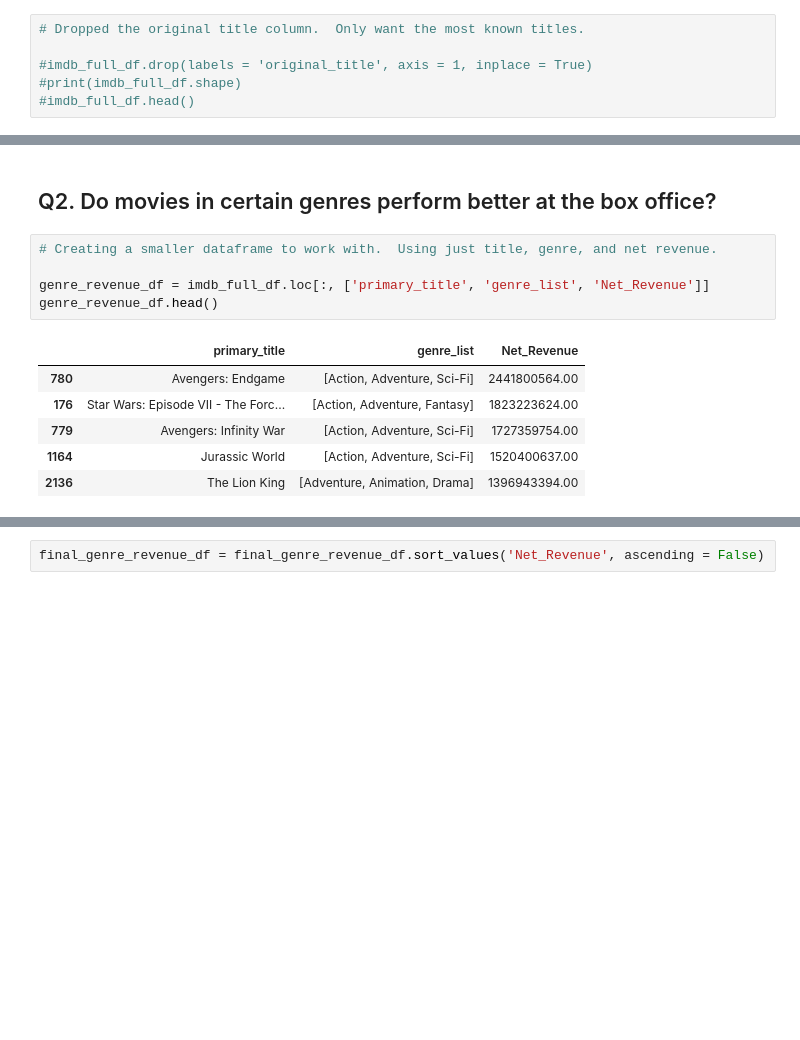
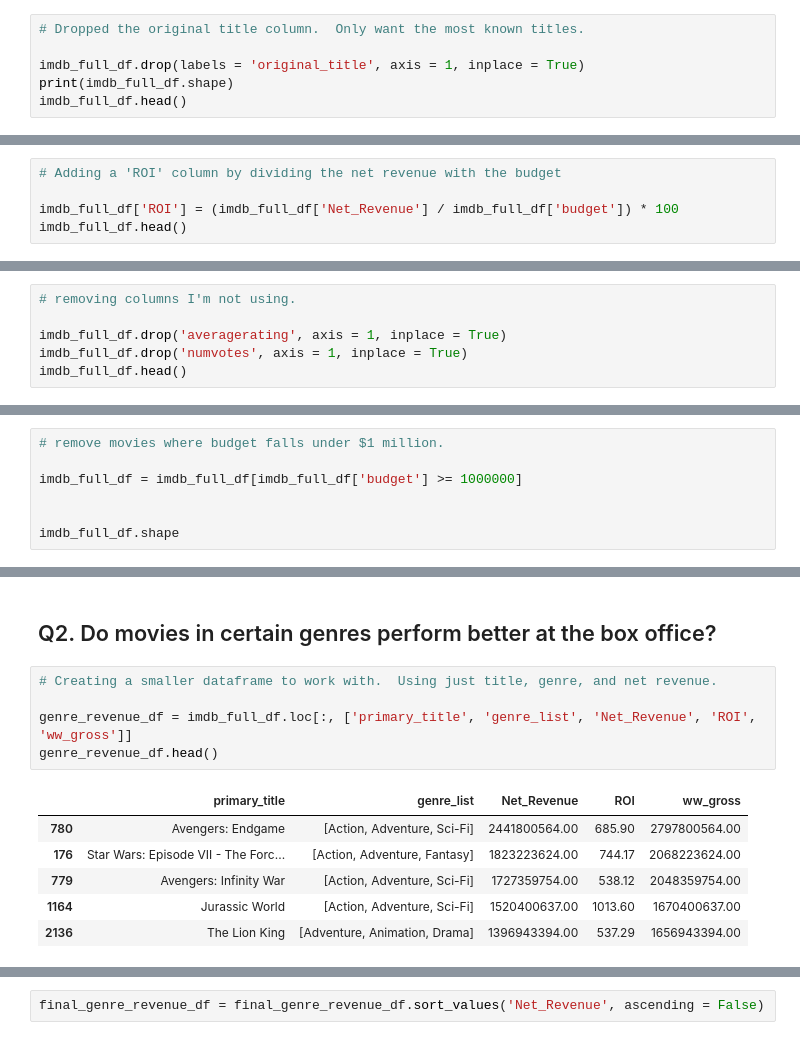
Before and after one commit to spags093/dsc-mod-1-project-v2-1-onl01-dtsc-ft-070620, a Jupyter notebook: student.ipynb, the cells around one changed output, grey strips where cells are left out. Saved outputs shown, nothing was run; the diff lists cells and outputs as text; blank space fills up the shorter version.

```diff
--- a/student.ipynb
+++ b/student.ipynb
@@ -516,6 +485,6 @@ imdb_full_df.sort_values('ww_gross', ascending = False, inplace = True)
 # %%
 # Dropped the original title column.  Only want the most known titles.
 
-#imdb_full_df.drop(labels = 'original_title', axis = 1, inplace = True)
-#print(imdb_full_df.shape)
-#imdb_full_df.head()
+imdb_full_df.drop(labels = 'original_title', axis = 1, inplace = True)
+print(imdb_full_df.shape)
+imdb_full_df.head()
@@ -535,0 +513,5 @@ imdb_full_df.head()
+# %%
+# Adding a 'ROI' column by dividing the net revenue with the budget
+
+imdb_full_df['ROI'] = (imdb_full_df['Net_Revenue'] / imdb_full_df['budget']) * 100
+imdb_full_df.head()
@@ -578,0 +566,6 @@ imdb_full_df.head()
+# %%
+# removing columns I'm not using.
+
+imdb_full_df.drop('averagerating', axis = 1, inplace = True)
+imdb_full_df.drop('numvotes', axis = 1, inplace = True)
+imdb_full_df.head()
@@ -578,0 +582,7 @@ imdb_full_df.head()
+# %%
+# remove movies where budget falls under $1 million.
+
+imdb_full_df = imdb_full_df[imdb_full_df['budget'] >= 1000000]
+
+
+imdb_full_df.shape
@@ -680,15 +846,15 @@ px.histogram(data_frame = budget_roi_df.head(250), x ='budget', y = 'Net_Revenue
 # %%
 # Creating a smaller dataframe to work with.  Using just title, genre, and net revenue.
 
-genre_revenue_df = imdb_full_df.loc[:, ['primary_title', 'genre_list', 'Net_Revenue']]
+genre_revenue_df = imdb_full_df.loc[:, ['primary_title', 'genre_list', 'Net_Revenue', 'ROI', 'ww_gross']]
 genre_revenue_df.head()
 # %% [output]
-|  | primary_title | genre_list | Net_Revenue |
-| 780 | Avengers: Endgame | [Action, Adventure, Sci-Fi] | 2441800564.00 |
-| 176 | Star Wars: Episode VII - The Forc... | [Action, Adventure, Fantasy] | 1823223624.00 |
-| 779 | Avengers: Infinity War | [Action, Adventure, Sci-Fi] | 1727359754.00 |
-| 1164 | Jurassic World | [Action, Adventure, Sci-Fi] | 1520400637.00 |
-| 2136 | The Lion King | [Adventure, Animation, Drama] | 1396943394.00 |
+|  | primary_title | genre_list | Net_Revenue | ROI | ww_gross |
+| 780 | Avengers: Endgame | [Action, Adventure, Sci-Fi] | 2441800564.00 | 685.90 | 2797800564.00 |
+| 176 | Star Wars: Episode VII - The Forc... | [Action, Adventure, Fantasy] | 1823223624.00 | 744.17 | 2068223624.00 |
+| 779 | Avengers: Infinity War | [Action, Adventure, Sci-Fi] | 1727359754.00 | 538.12 | 2048359754.00 |
+| 1164 | Jurassic World | [Action, Adventure, Sci-Fi] | 1520400637.00 | 1013.60 | 1670400637.00 |
+| 2136 | The Lion King | [Adventure, Animation, Drama] | 1396943394.00 | 537.29 | 1656943394.00 |
 # %%
 # Giving each listed genre it's own row, as many films have multiple genres.
 
```
Also changed, not shown: parts of 132 cells of this notebook, 16 other files.
